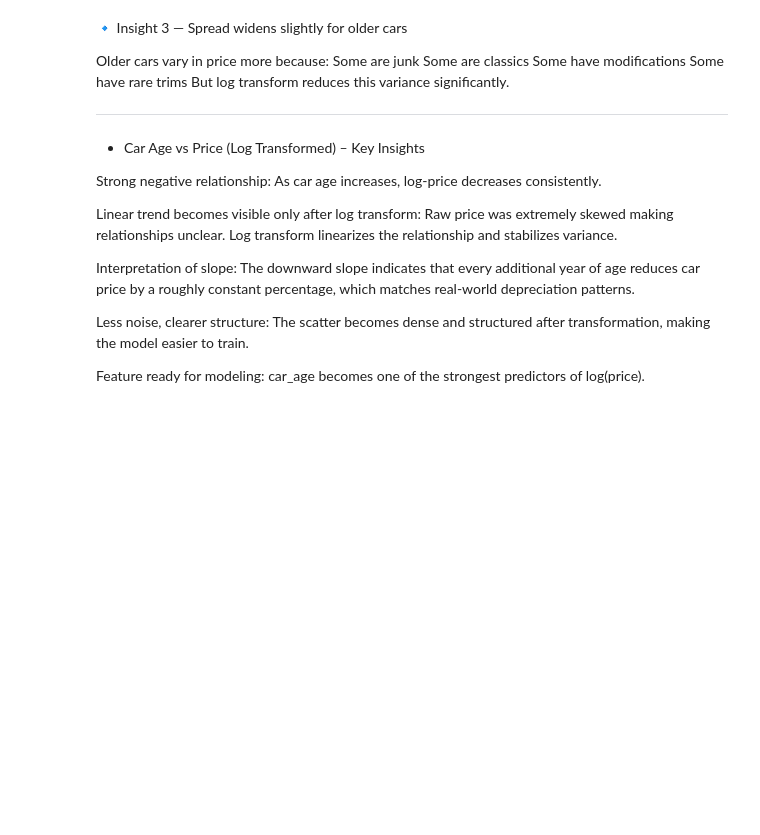
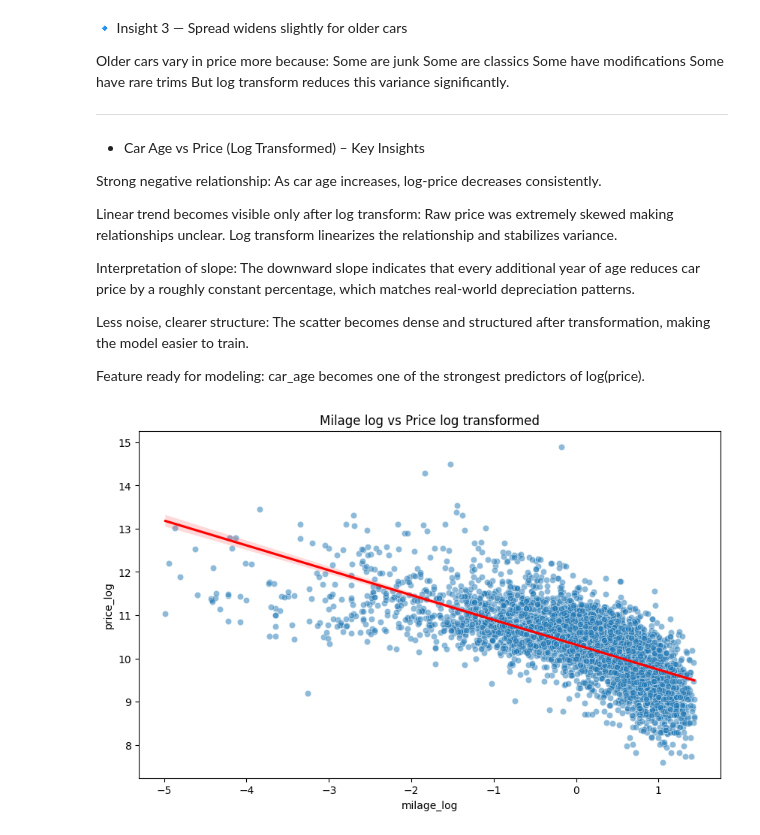
Before and after one commit to codebynishhhi/DS_ML_Projects, a Jupyter notebook: car-price-prediction/notebook/car_prediction.ipynb, the cells around one changed output. Drawn from its saved outputs; the diff is of its cells as text; code cells hidden in the pictures; blank space fills up the shorter version.

Commit message:
Completed Univariate EDA & Bivariate EDA for all columns of numerical & categorical with respect to the target column price_log

```diff
--- a/car-price-prediction/notebook/car_prediction.ipynb
+++ b/car-price-prediction/notebook/car_prediction.ipynb
@@ -1130,3 +1130,12 @@ The scatter becomes dense and structured after transformation, making the model
 
 Feature ready for modeling:
 car_age becomes one of the strongest predictors of log(price).
+# %%
+# milage_log vs price_log
+plt.figure(figsize=(10,6))
+sns.scatterplot(x=df['milage_log'], y=df['price_log'], alpha=0.5)
+sns.regplot(x=df['milage_log'], y=df['price_log'], data=df, scatter=False, color='red')
+plt.title('Milage log vs Price log transformed')
+plt.show()
+# %% [output]
+[figure, added]
```
Also changed, not shown: parts of 22 cells of this notebook.
